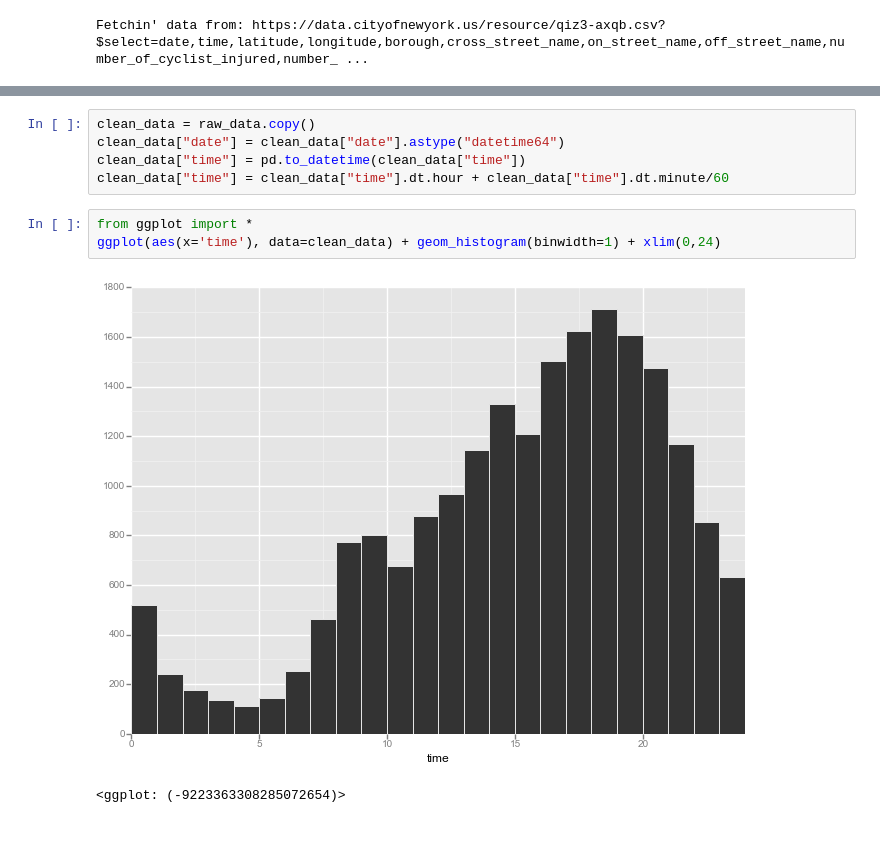
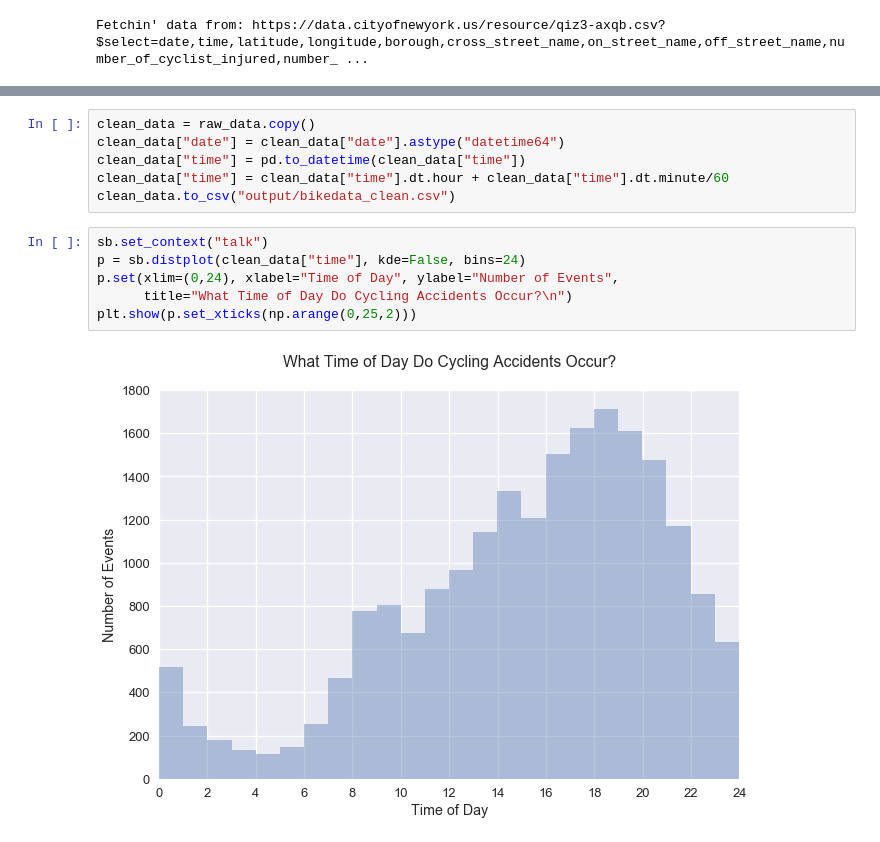
Before and after one commit to jpoles1/bikenyc, a Jupyter notebook: ImportData.ipynb, the cells around one changed output, grey strips where cells are left out. Saved outputs shown, nothing was run; the diff lists cells and outputs as text.

```diff
--- a/ImportData.ipynb
+++ b/ImportData.ipynb
@@ -40,10 +41,13 @@ clean_data = raw_data.copy()
 clean_data["date"] = clean_data["date"].astype("datetime64")
 clean_data["time"] = pd.to_datetime(clean_data["time"])
 clean_data["time"] = clean_data["time"].dt.hour + clean_data["time"].dt.minute/60
+clean_data.to_csv("output/bikedata_clean.csv")
-# %%
-from ggplot import *
-ggplot(aes(x='time'), data=clean_data) + geom_histogram(binwidth=1) + xlim(0,24)
-# %% [output]
-[figure, removed]
-<ggplot: (-9223363308285072654)>
+# %%
+sb.set_context("talk")
+p = sb.distplot(clean_data["time"], kde=False, bins=24)
+p.set(xlim=(0,24), xlabel="Time of Day", ylabel="Number of Events",
+      title="What Time of Day Do Cycling Accidents Occur?\n")
+plt.show(p.set_xticks(np.arange(0,25,2)))
+# %% [output]
+[figure, added]
 # %%
```
Also changed, not shown: parts of 4 cells of this notebook, 1 other file.
